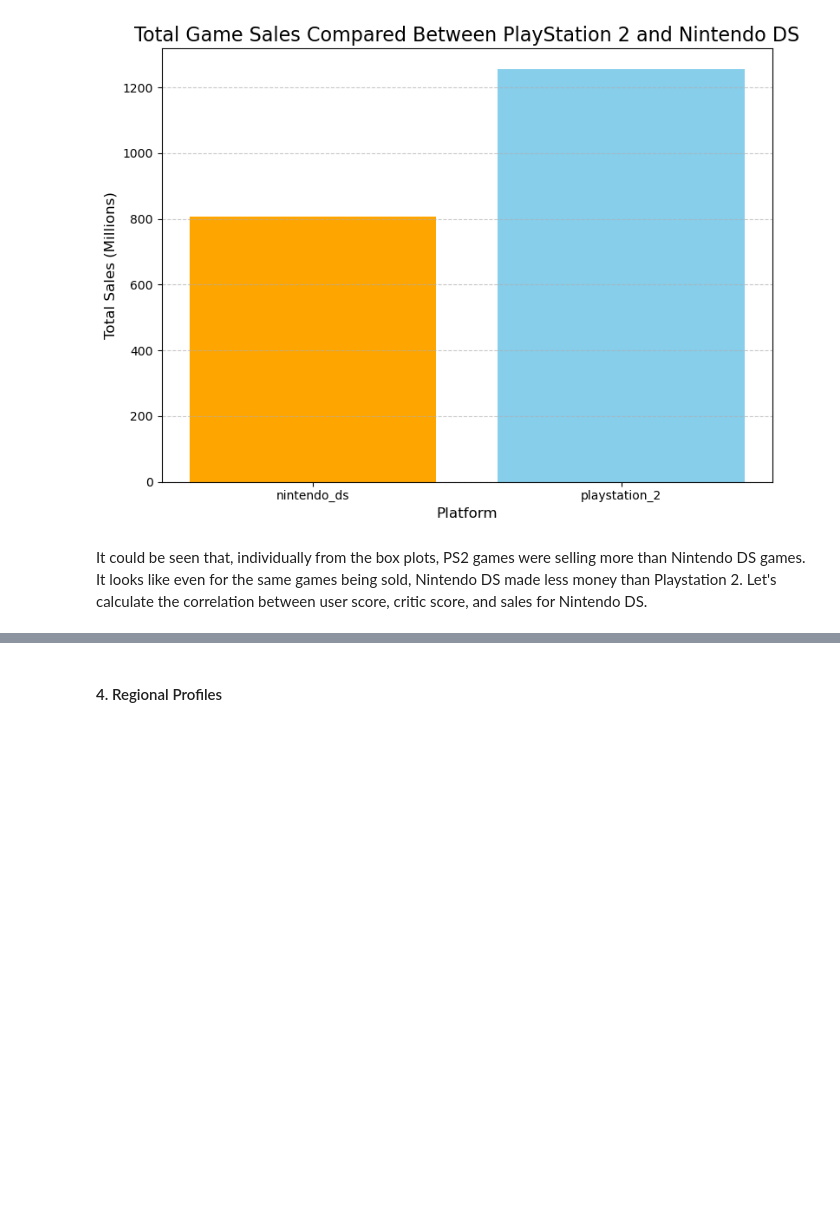
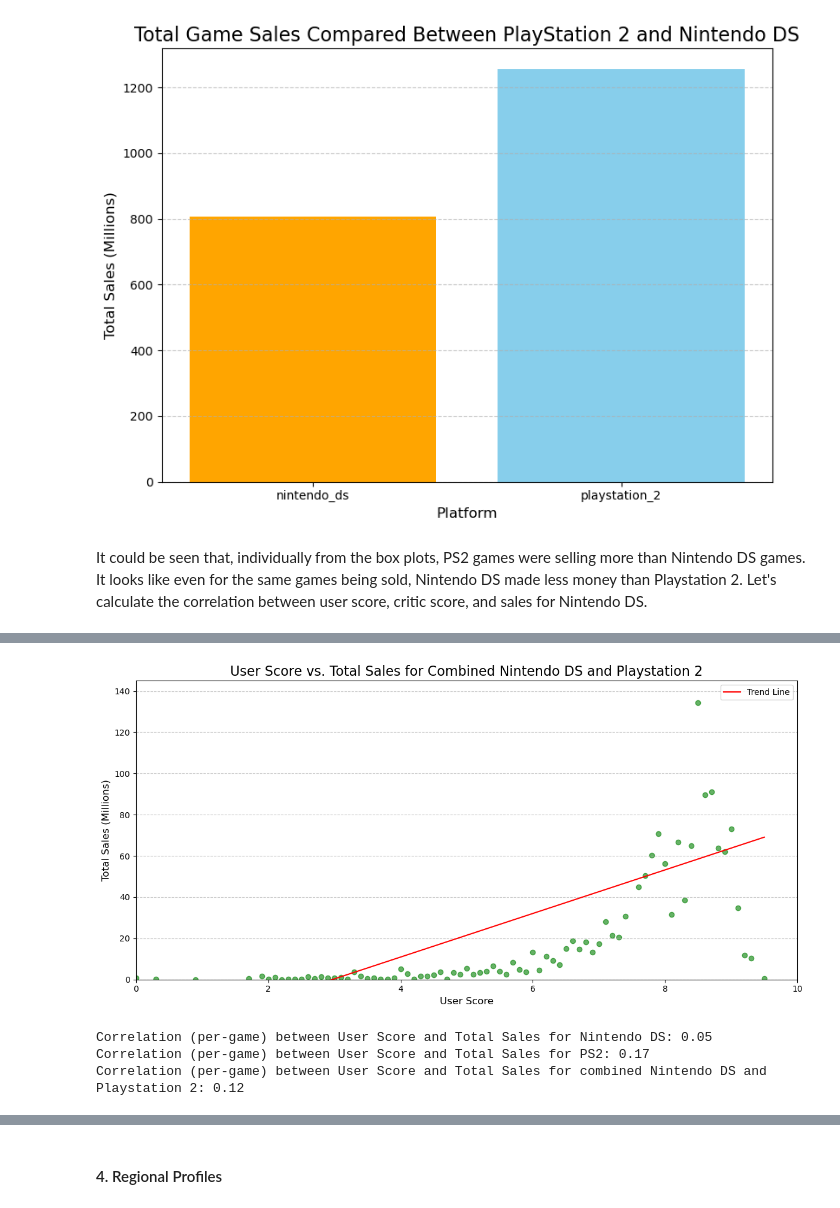
Before and after one commit to DHE42/ice-sales-analysis, a Jupyter notebook: analysis_notebook.ipynb, the cells around one changed output, grey strips where cells are left out. Cells and saved outputs as stored; diff of their text form; code cells hidden in the pictures; blank space fills up the shorter version.

```diff
--- a/analysis_notebook.ipynb
+++ b/analysis_notebook.ipynb
@@ -885,0 +888,47 @@ For Nintendo DS alone, there is a weak correlation between critic score and sale
+# %%
+# Group games_df by playstation_2, nintendo_ds and user_score
+nds_ps2_user_score = games_df[games_df['platform'].isin(['nintendo_ds', 'playstation_2'])].groupby('user_score')['total_sales'].sum().reset_index()
+# Sort the DataFrame by user_score
+nds_ps2_user_score = nds_ps2_user_score.sort_values(by='user_score')
+
+# Create a scatter plot comparing critic_score and total_sales
+plt.figure(figsize=(12, 6))
+plt.scatter(nds_ps2_user_score['user_score'], nds_ps2_user_score['total_sales'], color='green', alpha=0.6)
+
+# Add a trend line using statsmodels
+X = sm.add_constant(nds_ps2_user_score['user_score'])
+model = sm.OLS(nds_ps2_user_score['total_sales'], X).fit()
+plt.plot(nds_ps2_user_score['user_score'], model.predict(X), color='red', label='Trend Line')
+
+# Customize the plot
+plt.title('User Score vs. Total Sales for Combined Nintendo DS and Playstation 2', fontsize=16)
+plt.xlabel('User Score', fontsize=12)
+plt.ylabel('Total Sales (Millions)', fontsize=12)
+plt.xlim(0, 10)
+plt.ylim(0, 145)
+plt.grid(axis='y', linestyle='--', alpha=0.7)
+plt.legend()
+
+# Show the plot
+plt.tight_layout()
+plt.show()
+print()
+
+# Calculate the correlation between user_score and total_sales (per-game) for NDS
+nds_games = games_df[(games_df['platform'] == 'nintendo_ds') & (games_df['user_score'].notnull())]
+nds_correlation = nds_games['user_score'].corr(nds_games['total_sales'])
+print(f'Correlation (per-game) between User Score and Total Sales for Nintendo DS: {nds_correlation:.2f}')
+# Restate PS2 critic score correlation for reference
+ps2_games_user_score = games_df[(games_df['platform'] == 'playstation_2') & (games_df['user_score'])]
+correlation = ps2_games_user_score['user_score'].corr(ps2_games['total_sales'])
+print(f'Correlation (per-game) between User Score and Total Sales for PS2: {correlation:.2f}')
+# Calculate combined correlation between user_score and total_sales for Nintendo DS and PlayStation 2
+# Filter the DataFrame for games on both PlayStation 2 and Nintendo DS
+nds_ps2_user_score = games_df[games_df['platform'].isin(['nintendo_ds', 'playstation_2']) & (games_df['user_score'].notnull())]
+nds_ps2_user_score_correlation = nds_ps2_user_score['user_score'].corr(nds_ps2_user_score['total_sales'])
+print(f'Correlation (per-game) between User Score and Total Sales for combined Nintendo DS and Playstation 2: {nds_ps2_user_score_correlation:.2f}')
+# %% [output]
+[figure, added]
+Correlation (per-game) between User Score and Total Sales for Nintendo DS: 0.05
+Correlation (per-game) between User Score and Total Sales for PS2: 0.17
+Correlation (per-game) between User Score and Total Sales for combined Nintendo DS and Playstation 2: 0.12
```
Also changed, not shown: parts of 5 cells of this notebook.
